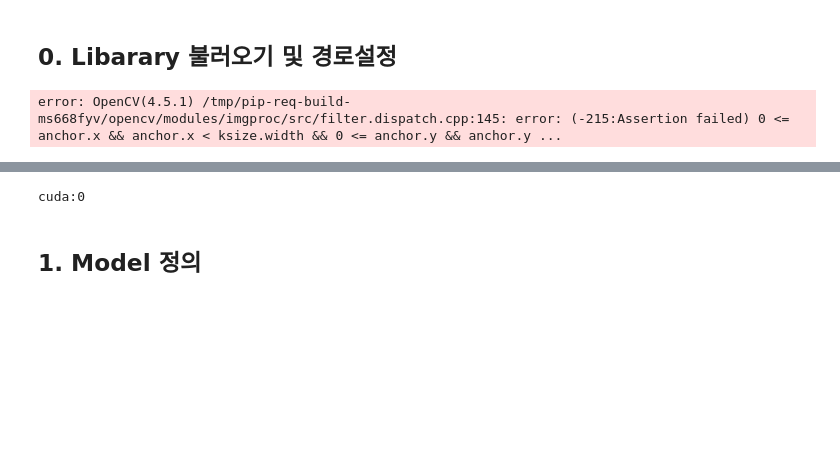
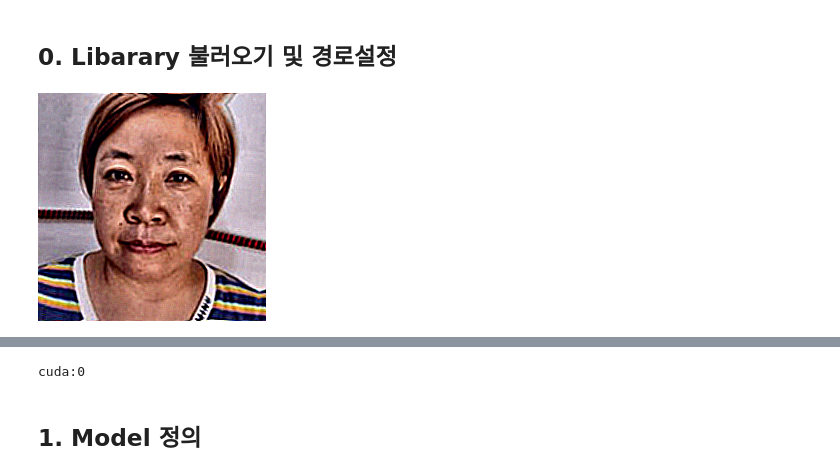
Before and after one commit to SNMHZ/mask-image-classification, a Jupyter notebook: practice/t3058/train.ipynb, the cells around one changed output, grey strips where cells are left out. Saved outputs shown, nothing was run; the diff lists cells and outputs as text; code cells hidden in the pictures; blank space fills up the shorter version.

```diff
--- a/practice/t3058/train.ipynb
+++ b/practice/t3058/train.ipynb
@@ -3,35 +3,32 @@
 # %%
 from PIL import Image
 # from torchvision import transforms
 import albumentations as A
 import numpy as np
 a = np.array(Image.open('/opt/ml/input/data/train/images/000001_female_Asian_45/normal.jpg'))
 
 # tmp = A.Equalize(always_apply=True),
 # tmp = A.(always_apply=True)
 # A.Solarize(threshold=128,always_apply=True)
 
 tmp = A.Compose([
-A.Blur(blur_limit=1, always_apply=True),
-A.CLAHE(clip_limit = 2,always_apply=True),
-A.ColorJitter(0.4,0.4,0.5,0,always_apply=True),
-A.FancyPCA(alpha = 0.2,always_apply=True),
-A.GaussNoise(var_limit = 300,always_apply=True),
-A.GaussNoise(var_limit = 100,always_apply=True),
-A.MedianBlur(blur_limit=1,always_apply=True),
-A.RandomFog(fog_coef_lower=0.01,always_apply=True),
-A.ShiftScaleRotate(shift_limit= 0.1, scale_limit= 0.2, rotate_limit=55,always_apply=True),
-A.RGBShift(r_shift_limit=3,always_apply=True),
-A.Flip(always_apply=True, p= 0.5),
-A.Sharpen(alpha = (1.0,1.0),always_apply=True)
+            A.CenterCrop(228,228,always_apply=True),
+            A.CLAHE(clip_limit = 2,always_apply=True),
+            A.ColorJitter(0.2,0.4,0.1,0,always_apply=True),
+            A.FancyPCA(alpha = 0.2,always_apply=True),
+            A.GaussNoise(var_limit = 100,always_apply=True),
+            A.RandomFog(fog_coef_lower=0.01,fog_coef_upper=0.5,always_apply=True),
+            A.ShiftScaleRotate(shift_limit= 0.02, scale_limit= 0, rotate_limit=6,always_apply=True),
+            A.RGBShift(r_shift_limit=3,always_apply=True),
+            A.Sharpen(alpha = (1.0,1.0),always_apply=True)
 ])
 
 
 a = Image.fromarray(tmp(image = a)['image'])
 a
 
 #0.7,0.4,0.1,0
 # %% [output]
-error: OpenCV(4.5.1) /tmp/pip-req-build-ms668fyv/opencv/modules/imgproc/src/filter.dispatch.cpp:145: error: (-215:Assertion failed) 0 <= anchor.x && anchor.x < ksize.width && 0 <= anchor.y && anchor.y ...
+[figure, added]
 # %%
 import timm
```
Also changed, not shown: parts of 3 cells of this notebook, 5 other files.
